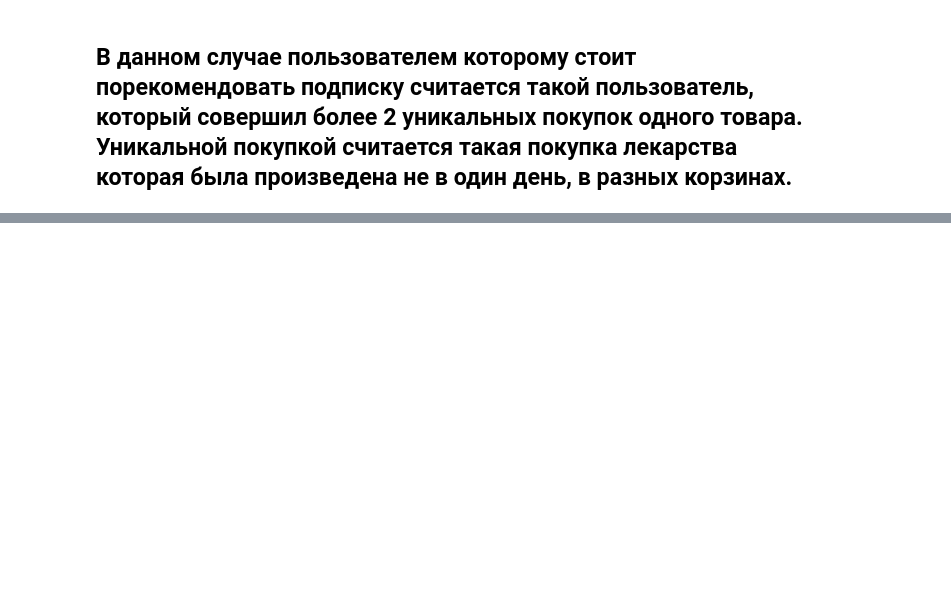
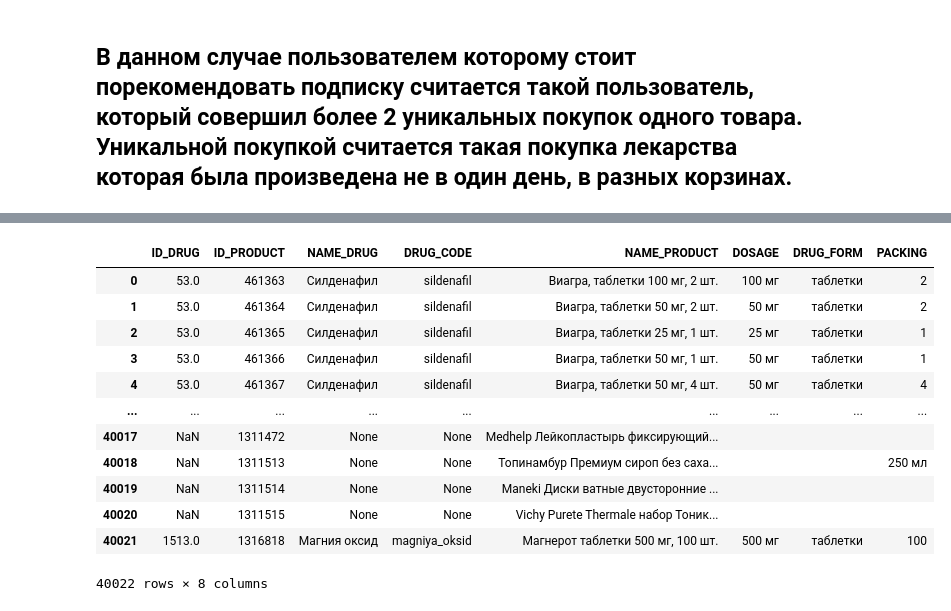
Before and after one commit to StalkerVrk/EAPTEKA_HACK, a Jupyter notebook: analysdata.ipynb, the cells around one changed output, grey strips where cells are left out. Cells and saved outputs as stored; diff of their text form; code cells hidden in the pictures; blank space fills up the shorter version.

```diff
--- a/analysdata.ipynb
+++ b/analysdata.ipynb
@@ -191,0 +249,18 @@ ax.axis("equal")
+# %%
+drug = pd.read_json('drugs.json')
+# %%
+drug
+# %% [output]
+|  | ID_DRUG | ID_PRODUCT | NAME_DRUG | DRUG_CODE | NAME_PRODUCT | DOSAGE | DRUG_FORM | PACKING |
+| 0 | 53.0 | 461363 | Силденафил | sildenafil | Виагра, таблетки 100 мг, 2 шт. | 100 мг | таблетки | 2 |
+| 1 | 53.0 | 461364 | Силденафил | sildenafil | Виагра, таблетки 50 мг, 2 шт. | 50 мг | таблетки | 2 |
+| 2 | 53.0 | 461365 | Силденафил | sildenafil | Виагра, таблетки 25 мг, 1 шт. | 25 мг | таблетки | 1 |
+| 3 | 53.0 | 461366 | Силденафил | sildenafil | Виагра, таблетки 50 мг, 1 шт. | 50 мг | таблетки | 1 |
+| 4 | 53.0 | 461367 | Силденафил | sildenafil | Виагра, таблетки 50 мг, 4 шт. | 50 мг | таблетки | 4 |
+| ... | ... | ... | ... | ... | ... | ... | ... | ... |
+| 40017 | NaN | 1311472 | None | None | Medhelp Лейкопластырь фиксирующий... |  |  |  |
+| 40018 | NaN | 1311513 | None | None | Топинамбур Премиум сироп без саха... |  |  | 250 мл |
+| 40019 | NaN | 1311514 | None | None | Maneki Диски ватные двусторонние ... |  |  |  |
+| 40020 | NaN | 1311515 | None | None | Vichy Purete Thermale набор Тоник... |  |  |  |
+| 40021 | 1513.0 | 1316818 | Магния оксид | magniya_oksid | Магнерот таблетки 500 мг, 100 шт. | 500 мг | таблетки | 100 |
+40022 rows × 8 columns
```
Also changed, not shown: parts of 11 cells of this notebook.
